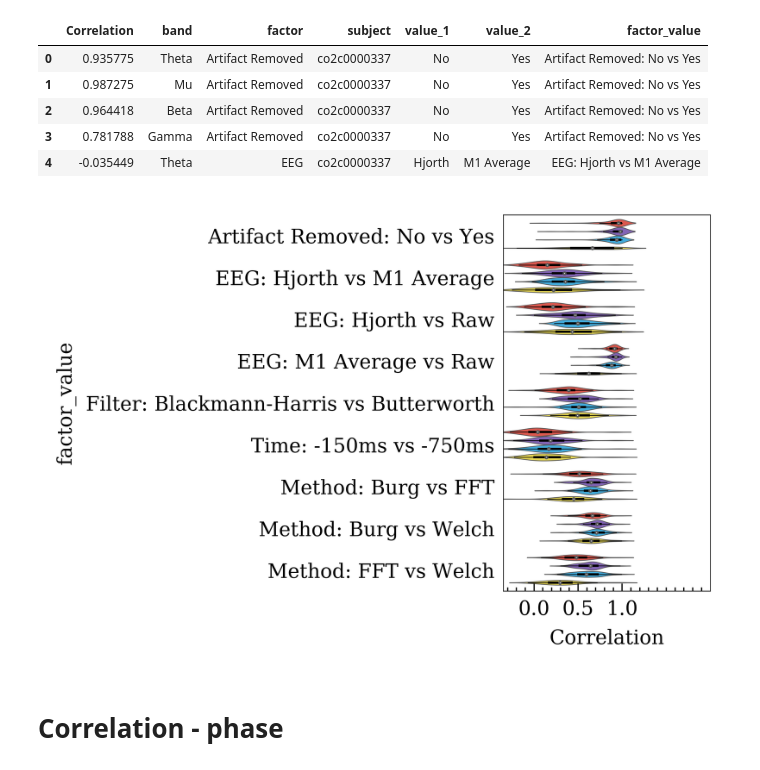
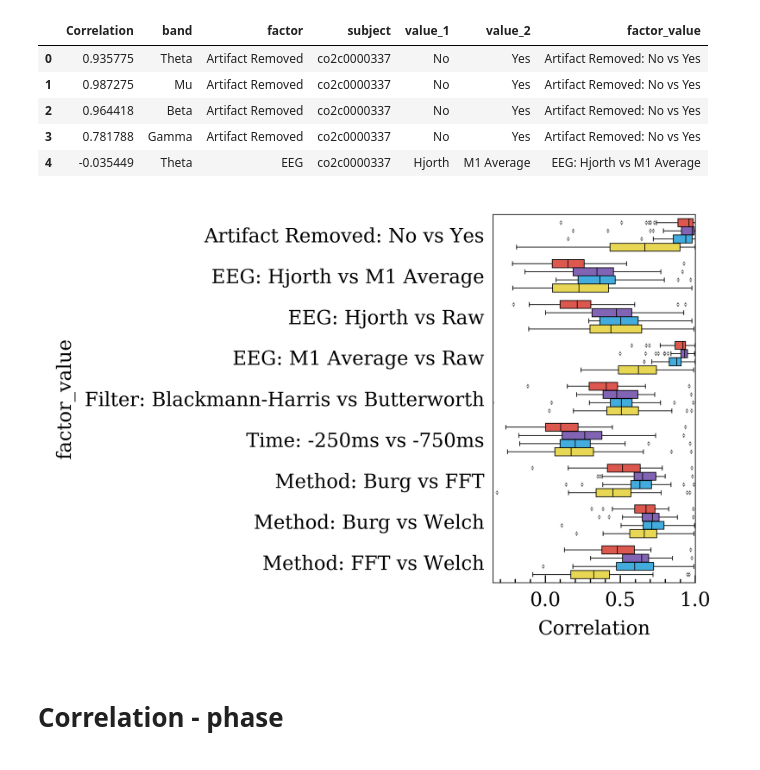
Before and after one commit to alamkanak/EEG-Correlation, a Jupyter notebook: 168-d2-plot.ipynb, the cells around one changed output. Saved outputs shown, nothing was run; the diff lists cells and outputs as text; code cells hidden in the pictures.

```diff
--- a/168-d2-plot.ipynb
+++ b/168-d2-plot.ipynb
@@ -70,7 +70,7 @@ df_phase = pd.read_csv('157-d2-phase-v2.csv')
 # %%
 # Fix some columns and values for readability.
 df_power.loc[df_power['EEG'] == 'Average', 'EEG'] = "M1 Average"
-df_power.loc[df_power['Time'] == -150, 'Time'] = "-150ms"
+df_power.loc[df_power['Time'] == -250, 'Time'] = "-250ms"
 df_power.loc[df_power['Time'] == -750, 'Time'] = "-750ms"
 df_phase.loc[df_phase['EEG'] == 'Average', 'EEG'] = "M1 Average"
 df_power = df_power.rename(columns={'ArtifactRemoved': 'Artifact Removed'})
@@ -258,10 +243,10 @@ df_corr.head()
 | 3 | 0.781788 | Gamma | Artifact Removed | co2c0000337 | No | Yes | Artifact Removed: No vs Yes |
 | 4 | -0.035449 | Theta | EEG | co2c0000337 | Hjorth | M1 Average | EEG: Hjorth vs M1 Average |
 # %%
-# eegplot.power_corr_plot(df_corr, x_lim=[-0.35, 1], x_ticks=[0, 0.5, 1])
-eegplot.power_corr_plot_violin(df_corr, x_lim=[-0.35, 2], x_ticks=[0, 0.5, 1])
+eegplot.power_corr_plot(df_corr, x_lim=[-0.35, 1], x_ticks=[0, 0.5, 1])
+# eegplot.power_corr_plot_violin(df_corr, x_lim=[-0.35, 2], x_ticks=[0, 0.5, 1])
 # %% [output]
-[figure, old version]
+[figure, new version]
 # %% [markdown]
 # Correlation - phase
 # %%
```
Also changed, not shown: parts of 9 cells of this notebook, 3 other files.
